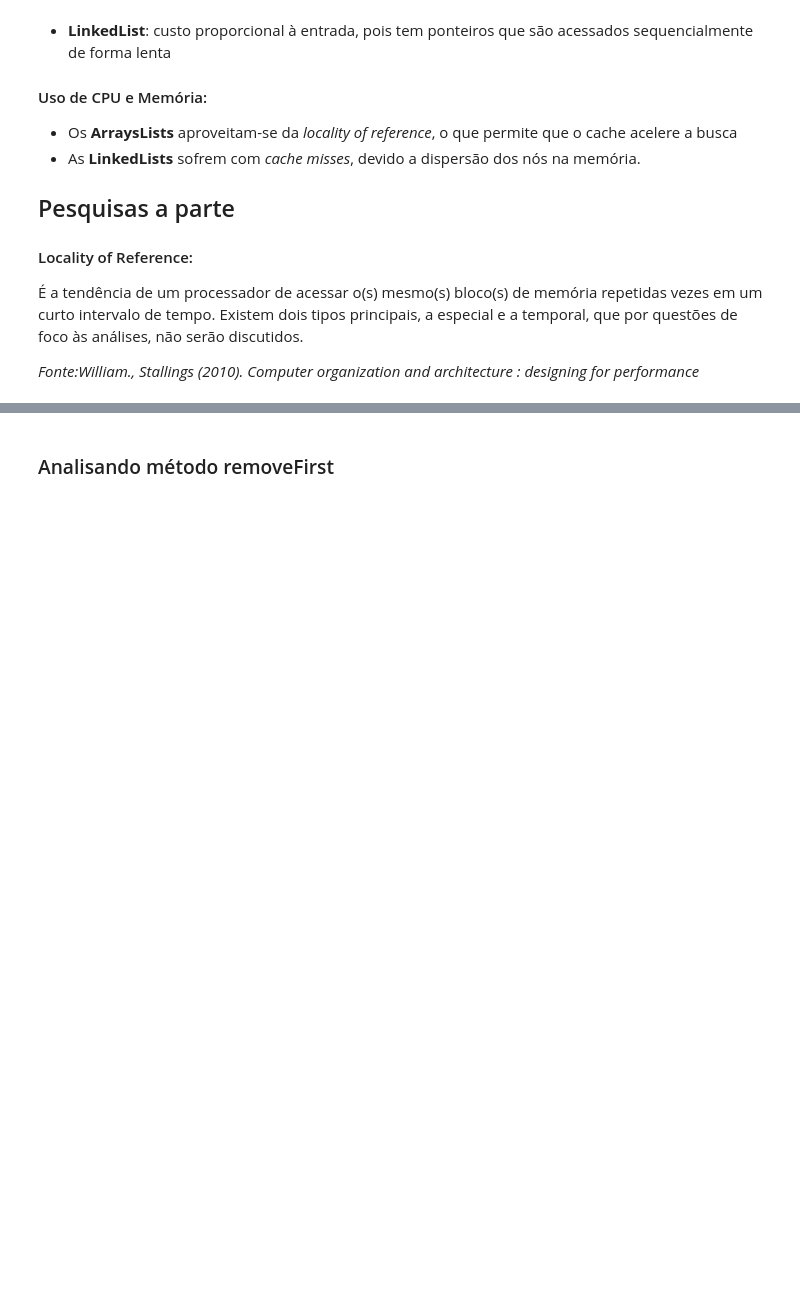
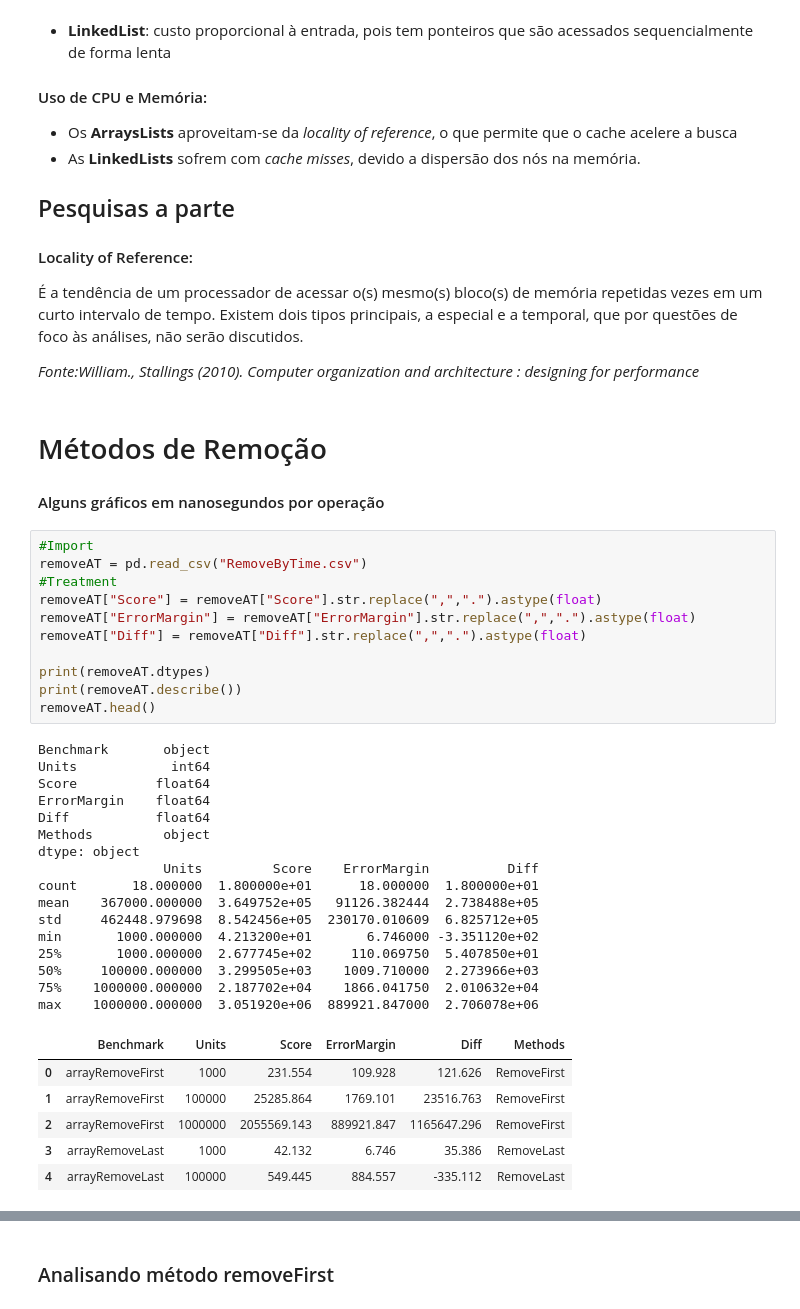
Before and after one commit to Darlan-Almeida/Benchmarks_Estrutura_De_Dados, a Jupyter notebook: notebook/analisys-arraylist-linkedlist.ipynb, the cells around one changed output, grey strips where cells are left out. Saved outputs shown, nothing was run; the diff lists cells and outputs as text; blank space fills up the shorter version.

```diff
--- a/notebook/analisys-arraylist-linkedlist.ipynb
+++ b/notebook/analisys-arraylist-linkedlist.ipynb
@@ -101,3 +101,40 @@ A partir do gráfico acima, percebemos que <b>ArrayLists</b> dominam, com uma gr
 É a tendência de um processador de acessar o(s) mesmo(s) bloco(s) de memória repetidas vezes em um curto intervalo de tempo. Existem dois tipos principais, a especial e a temporal, que por questões de foco às análises, não serão discutidos.
 
 <i>Fonte:William., Stallings (2010). Computer organization and architecture : designing for performance</i>
+# %% [markdown]
+# Métodos de Remoção
+#### Alguns gráficos em nanosegundos por operação
+# %%
+#Import
+removeAT = pd.read_csv("RemoveByTime.csv")
+#Treatment
+removeAT["Score"] = removeAT["Score"].str.replace(",",".").astype(float)
+removeAT["ErrorMargin"] = removeAT["ErrorMargin"].str.replace(",",".").astype(float)
+removeAT["Diff"] = removeAT["Diff"].str.replace(",",".").astype(float)
+
+print(removeAT.dtypes)
+print(removeAT.describe())
+removeAT.head()
+# %% [output]
+Benchmark       object
+Units            int64
+Score          float64
+ErrorMargin    float64
+Diff           float64
+Methods         object
+dtype: object
+                Units         Score    ErrorMargin          Diff
+count       18.000000  1.800000e+01      18.000000  1.800000e+01
+mean    367000.000000  3.649752e+05   91126.382444  2.738488e+05
+std     462448.979698  8.542456e+05  230170.010609  6.825712e+05
+min       1000.000000  4.213200e+01       6.746000 -3.351120e+02
+25%       1000.000000  2.677745e+02     110.069750  5.407850e+01
+50%     100000.000000  3.299505e+03    1009.710000  2.273966e+03
+75%    1000000.000000  2.187702e+04    1866.041750  2.010632e+04
+max    1000000.000000  3.051920e+06  889921.847000  2.706078e+06
+|  | Benchmark | Units | Score | ErrorMargin | Diff | Methods |
+| 0 | arrayRemoveFirst | 1000 | 231.554 | 109.928 | 121.626 | RemoveFirst |
+| 1 | arrayRemoveFirst | 100000 | 25285.864 | 1769.101 | 23516.763 | RemoveFirst |
+| 2 | arrayRemoveFirst | 1000000 | 2055569.143 | 889921.847 | 1165647.296 | RemoveFirst |
+| 3 | arrayRemoveLast | 1000 | 42.132 | 6.746 | 35.386 | RemoveLast |
+| 4 | arrayRemoveLast | 100000 | 549.445 | 884.557 | -335.112 | RemoveLast |
```
Also changed, not shown: parts of 3 cells of this notebook, 1 other file.
